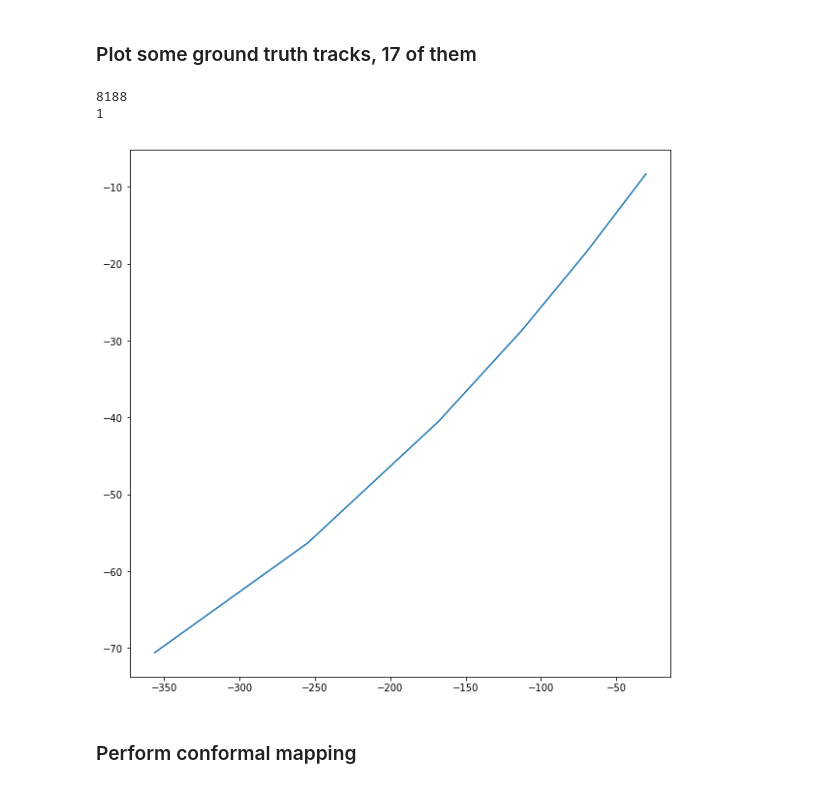
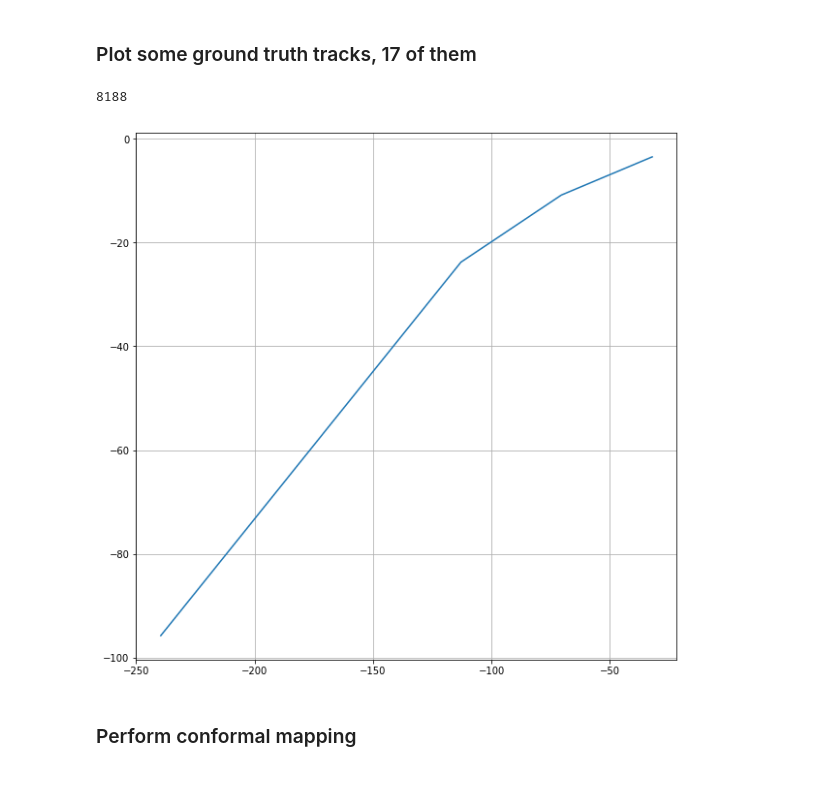
Before and after one commit to MaxHolmberg96/track-estimation-ML, a Jupyter notebook: houghTransform.ipynb, the cells around one changed output. Drawn from its saved outputs; the diff is of its cells as text; code cells hidden in the pictures.

```diff
--- a/houghTransform.ipynb
+++ b/houghTransform.ipynb
@@ -37,25 +37,23 @@ selected_truth = truth.iloc[selected_indices]
 # %%
 plt.figure(figsize=(10,10))
 ax = plt.axes()
 # Separate the tracks
-tracks = selected_truth.particle_id.unique()[1::100]
-#tracks = [tracks[i] for i in range(30, 31)]
-tracks = [tracks[35]]
+tracks = selected_truth.particle_id.unique()
+#tracks = [tracks[i] for i in range(5000, 5010)]
+tracks = [tracks[1008]]
 print(len(selected_truth.particle_id.unique()))
-print(len(tracks))
 for track in tracks:
     # A value of 0 means that the hit did not originate
     # from a reconstructible particle, but e.g. from detector noise.
     if track == 0:
         continue
     t = selected_truth[selected_truth.particle_id == track]
     ax.plot(t.tx, t.ty)
-
+plt.grid()
 plt.show()
 # %% [output]
 8188
-1
-[figure, old version]
+[figure, new version]
 # %% [markdown]
 ### Perform conformal mapping
 # %%
```
Also changed, not shown: parts of 15 cells of this notebook, 7 other files.
